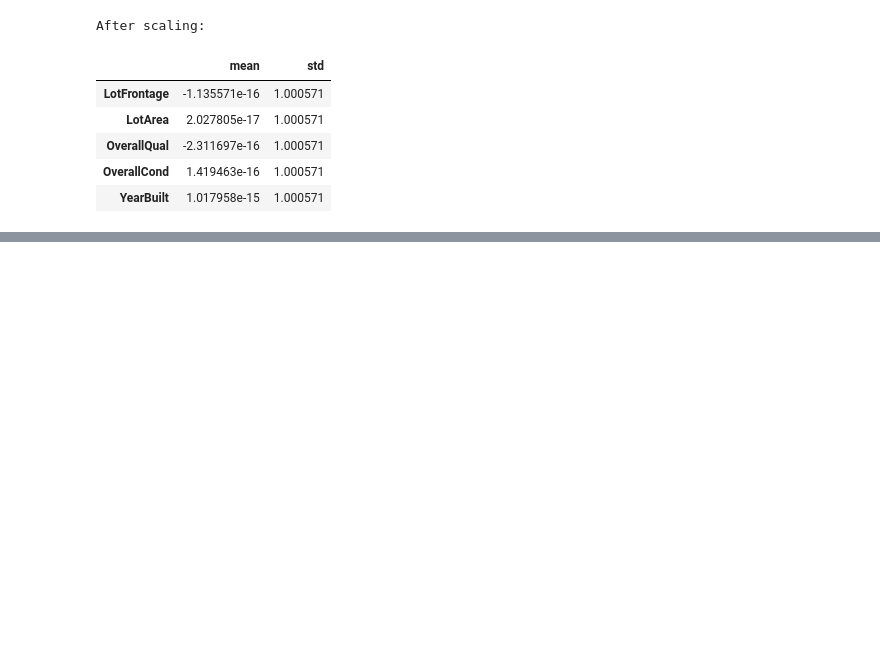
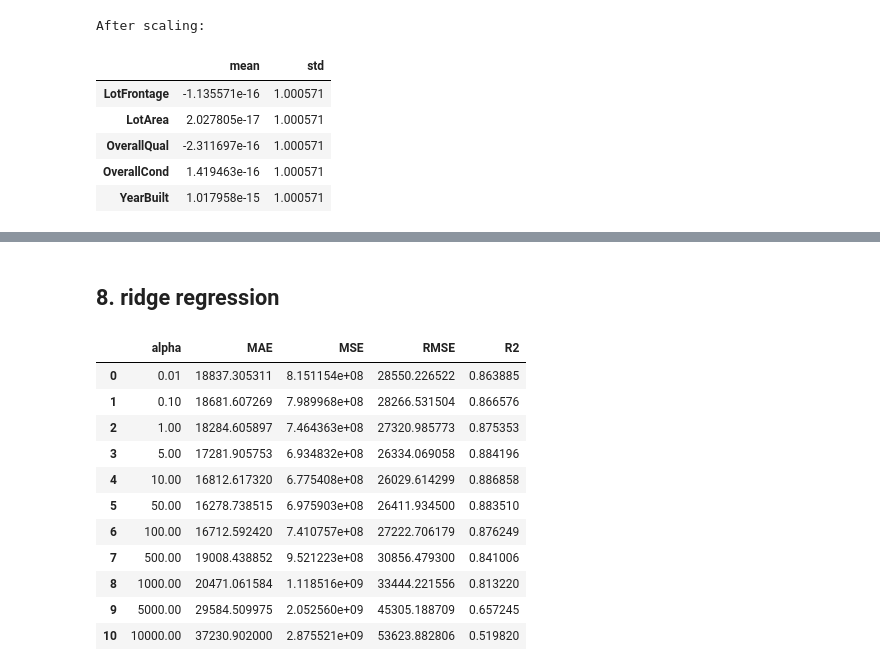
Before and after one commit to anuri-el/Machine-Learning-Technologies, a Jupyter notebook: lab-2.ipynb, the cells around one changed output, grey strips where cells are left out. Cells and saved outputs as stored; diff of their text form; code cells hidden in the pictures; blank space fills up the shorter version.

```diff
--- a/lab-2.ipynb
+++ b/lab-2.ipynb
@@ -293,0 +304,13 @@ After scaling:
+# %%
+lr = LinearRegression()
+lr.fit(X_train_final, y_train_final)
+
+y_train_pred_lr = lr.predict(X_train_final)
+y_val_pred_lr = lr.predict(X_val_final)
+
+lr_train_metrics = regression_metrics(y_train_final, y_train_pred_lr)
+lr_val_metrics = regression_metrics(y_val_final, y_val_pred_lr)
+
+print('Linear Regression metrics:')
+lr_metrics_table = pd.DataFrame({'train': lr_train_metrics, 'validation': lr_val_metrics}).T
+lr_metrics_table
@@ -293,0 +322,31 @@ After scaling:
+# %% [markdown]
+## 8. ridge regression
+# %%
+ridge_alphas = [0.01, 0.1, 1, 5, 10, 50, 100, 500, 1000, 5000, 10000]
+
+ridge_results = []
+ridge_models = {}
+for a in ridge_alphas:
+    model = Ridge(alpha=a, random_state=RANDOM_STATE)
+    model.fit(X_train_final, y_train_final)
+    ridge_models[a] = model
+    y_val_pred = model.predict(X_val_final)
+    m = regression_metrics(y_val_final, y_val_pred)
+    m['alpha'] = a
+    ridge_results.append(m)
+
+ridge_results_df = pd.DataFrame(ridge_results)[['alpha', 'MAE', 'MSE', 'RMSE', 'R2']]
+ridge_results_df
+# %% [output]
+|  | alpha | MAE | MSE | RMSE | R2 |
+| 0 | 0.01 | 18837.305311 | 8.151154e+08 | 28550.226522 | 0.863885 |
+| 1 | 0.10 | 18681.607269 | 7.989968e+08 | 28266.531504 | 0.866576 |
+| 2 | 1.00 | 18284.605897 | 7.464363e+08 | 27320.985773 | 0.875353 |
+| 3 | 5.00 | 17281.905753 | 6.934832e+08 | 26334.069058 | 0.884196 |
+| 4 | 10.00 | 16812.617320 | 6.775408e+08 | 26029.614299 | 0.886858 |
+| 5 | 50.00 | 16278.738515 | 6.975903e+08 | 26411.934500 | 0.883510 |
+| 6 | 100.00 | 16712.592420 | 7.410757e+08 | 27222.706179 | 0.876249 |
+| 7 | 500.00 | 19008.438852 | 9.521223e+08 | 30856.479300 | 0.841006 |
+| 8 | 1000.00 | 20471.061584 | 1.118516e+09 | 33444.221556 | 0.813220 |
+| 9 | 5000.00 | 29584.509975 | 2.052560e+09 | 45305.188709 | 0.657245 |
+| 10 | 10000.00 | 37230.902000 | 2.875521e+09 | 53623.882806 | 0.519820 |
```
Also changed, not shown: parts of 11 cells of this notebook, 1 other file.
